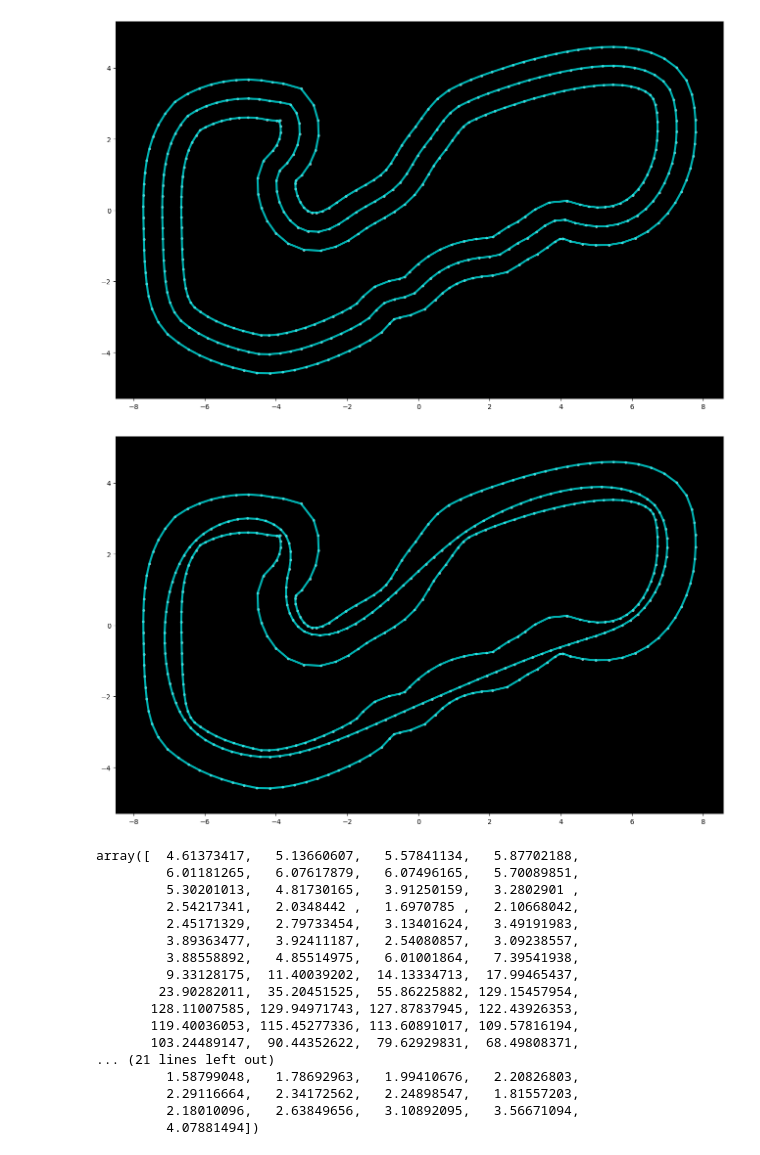
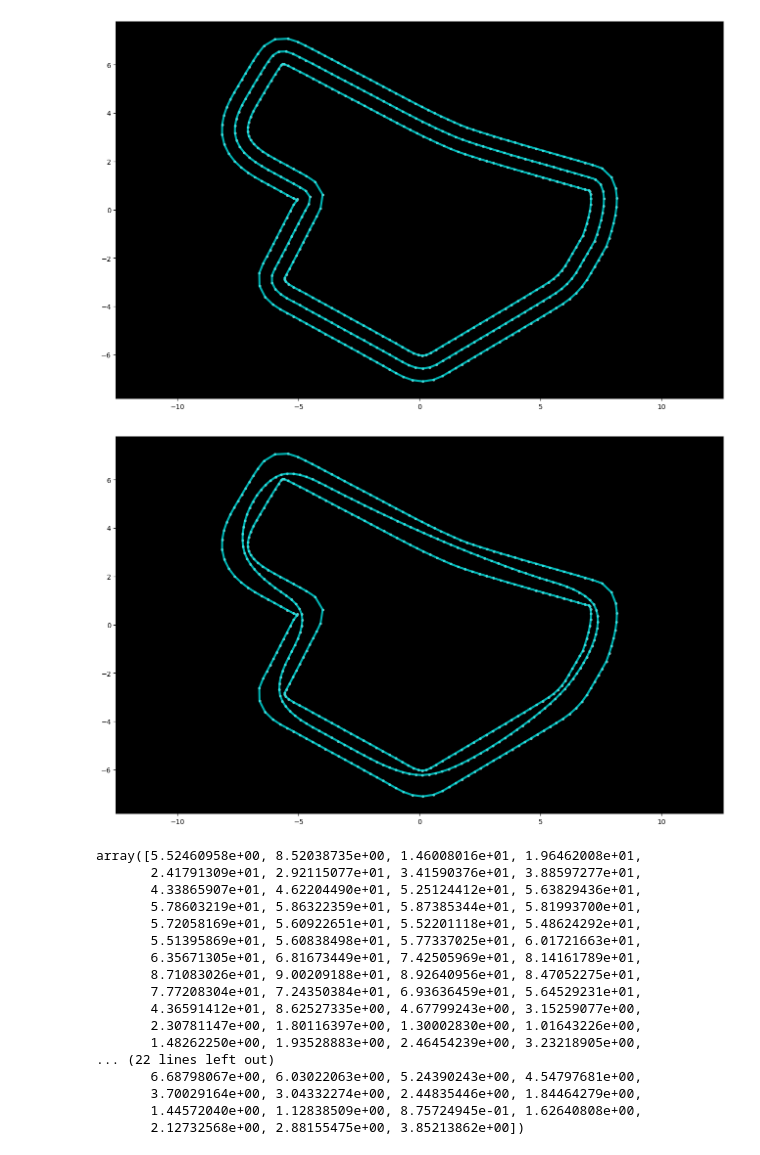
Before and after one commit to rohand2412/deepracer, a Jupyter notebook: deepracer-k1999-race-lines/Optimal-Speed-Calculation.ipynb, the cells around one changed output. Saved outputs shown, nothing was run; the diff lists cells and outputs as text; code cells hidden in the pictures.

Commit message:
Calculated optimal speeds for 2022_september_open

```diff
--- a/deepracer-k1999-race-lines/Optimal-Speed-Calculation.ipynb
+++ b/deepracer-k1999-race-lines/Optimal-Speed-Calculation.ipynb
@@ -31,7 +32,7 @@ available_track_names
  'London_Loop_Train']
 # %%
 # Replace the name here with the track to analyze
-TRACK_NAME = '2022_august_open'
+TRACK_NAME = '2022_september_open'
 
 # Load the center, inner, outer waypoints
 waypoints = np.load("./tracks/%s.npy" % TRACK_NAME)
@@ -71,20 +72,20 @@ ax = fig.add_subplot(111, facecolor='black')
 plt.axis('equal')
 print_border(ax, center_line, inner_border, outer_border)
 # %% [output]
-[figure, old version]
+[figure, new version]
 # %%
 from numpy import array
 
-fname = './racelines/2022_august_open-2000-4-2022-09-14-211800.py'
+fname = './racelines/2022_september_open-2000-4-2022-10-23-145109.py'
 with open(fname, "r") as file:
     deserialized = eval(file.read())
 racing_line = deserialized
 fig = plt.figure(1, figsize=(16, 10))
 ax = fig.add_subplot(111, facecolor='black')
 plt.axis('equal')
 print_border(ax, racing_line, inner_border, outer_border)
 # %% [output]
-[figure, old version]
+[figure, new version]
 # %%
 # Input 3 coords [[x1,y1],[x2,y2],[x3,y3]]
 def circle_radius(coords):
@@ -115,23 +116,23 @@ for i in range(npoints):
 # %%
 turning_radii
 # %% [output]
-array([  4.61373417,   5.13660607,   5.57841134,   5.87702188,
-         6.01181265,   6.07617879,   6.07496165,   5.70089851,
-         5.30201013,   4.81730165,   3.91250159,   3.2802901 ,
-         2.54217341,   2.0348442 ,   1.6970785 ,   2.10668042,
-         2.45171329,   2.79733454,   3.13401624,   3.49191983,
-         3.89363477,   3.92411187,   2.54080857,   3.09238557,
-         3.88558892,   4.85514975,   6.01001864,   7.39541938,
-         9.33128175,  11.40039202,  14.13334713,  17.99465437,
-        23.90282011,  35.20451525,  55.86225882, 129.15457954,
-       128.11007585, 129.94971743, 127.87837945, 122.43926353,
-       119.40036053, 115.45277336, 113.60891017, 109.57816194,
-       103.24489147,  90.44352622,  79.62929831,  68.49808371,
-... (21 lines left out)
-         1.58799048,   1.78692963,   1.99410676,   2.20826803,
-         2.29116664,   2.34172562,   2.24898547,   1.81557203,
-         2.18010096,   2.63849656,   3.10892095,   3.56671094,
-         4.07881494])
+array([5.52460958e+00, 8.52038735e+00, 1.46008016e+01, 1.96462008e+01,
+       2.41791309e+01, 2.92115077e+01, 3.41590376e+01, 3.88597277e+01,
+       4.33865907e+01, 4.62204490e+01, 5.25124412e+01, 5.63829436e+01,
+       5.78603219e+01, 5.86322359e+01, 5.87385344e+01, 5.81993700e+01,
+       5.72058169e+01, 5.60922651e+01, 5.52201118e+01, 5.48624292e+01,
+       5.51395869e+01, 5.60838498e+01, 5.77337025e+01, 6.01721663e+01,
+       6.35671305e+01, 6.81673449e+01, 7.42505969e+01, 8.14161789e+01,
+       8.71083026e+01, 9.00209188e+01, 8.92640956e+01, 8.47052275e+01,
+       7.77208304e+01, 7.24350384e+01, 6.93636459e+01, 5.64529231e+01,
+       4.36591412e+01, 8.62527335e+00, 4.67799243e+00, 3.15259077e+00,
+       2.30781147e+00, 1.80116397e+00, 1.30002830e+00, 1.01643226e+00,
+       1.48262250e+00, 1.93528883e+00, 2.46454239e+00, 3.23218905e+00,
+... (22 lines left out)
+       6.68798067e+00, 6.03022063e+00, 5.24390243e+00, 4.54797681e+00,
+       3.70029164e+00, 3.04332274e+00, 2.44835446e+00, 1.84464279e+00,
+       1.44572040e+00, 1.12838509e+00, 8.75724945e-01, 1.62640808e+00,
+       2.12732568e+00, 2.88155475e+00, 3.85213862e+00])
 # %%
 def plot_track(ax):
     ax.plot(inner_border[:, 0], inner_border[:, 1], '.', color='#646464', zorder=1)
```
Also changed, not shown: parts of 5 cells of this notebook.
